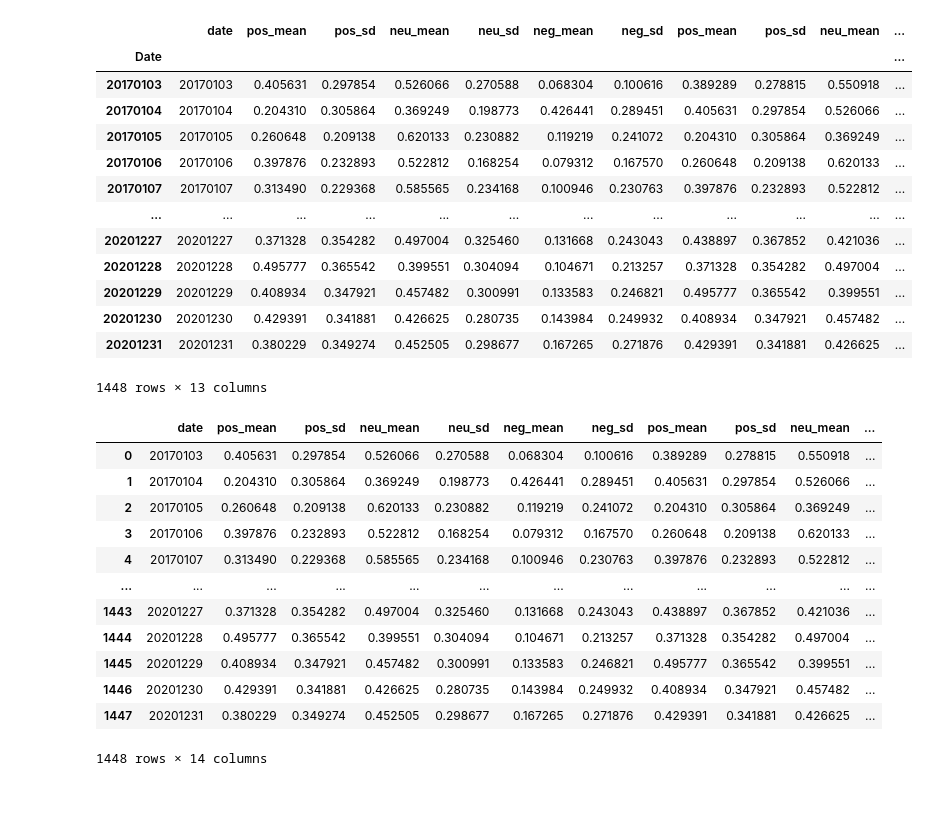
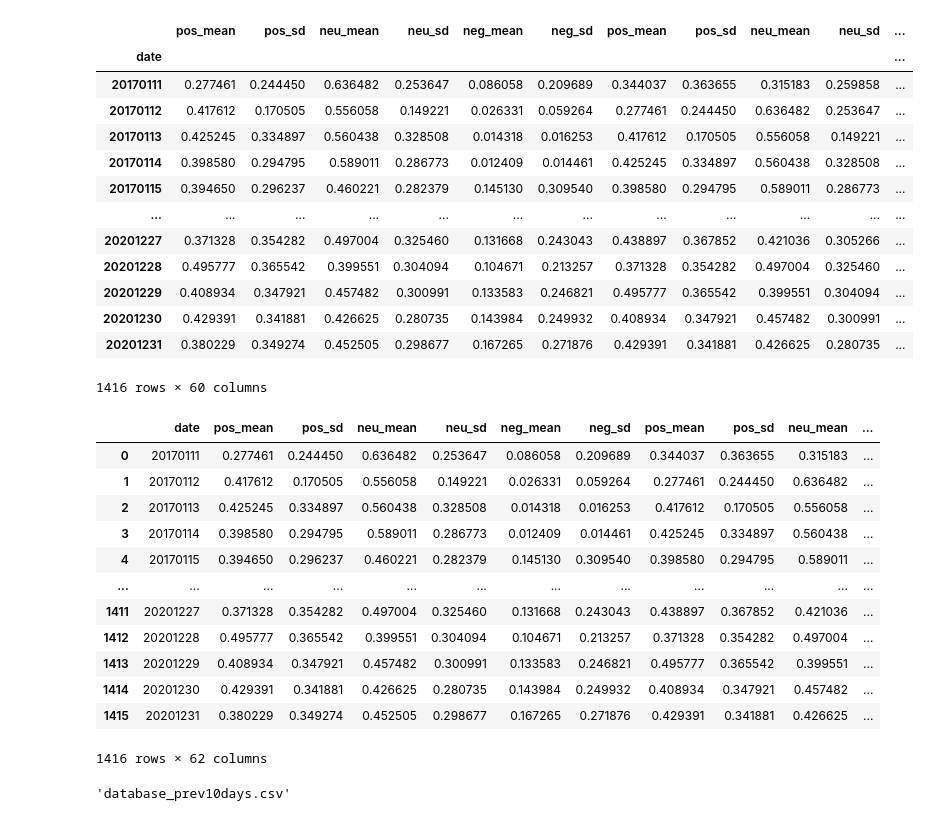
Before and after one commit to nbowen3/cs475_project, a Jupyter notebook: Find_label.ipynb, the cells around one changed output. Cells and saved outputs as stored; diff of their text form; code cells hidden in the pictures.

Commit message:
add 5days and 10 days sentiment window database

```diff
--- a/Find_label.ipynb
+++ b/Find_label.ipynb
@@ -9,7 +9,7 @@ stocks = pd.read_csv(stock_filename, engine = 'python',index_col='Date')
 sentiments = sentiments.drop(columns=sentiments.columns[0])
 # %%
 # set the size of the sliding window
-window_size = 2
+window_size = 10
 # use Close_prev to find the close price two valid days ago
 stocks['Close_prev'] = stocks['Close'].shift(window_size)
 # %%
@@ -53,43 +68,58 @@ stock_label_df.to_csv('stockprice_label.csv')
 # %%
+'''
+previous code:
 # Create a df with sentiment analysis from previous two days given the dateindex
 sentiment_prev2days = pd.concat([sentiments.shift(1),sentiments.shift(2)],axis=1)
 sentiment_prev2days = sentiment_prev2days.dropna()
 sentiment_prev2days.insert(0,'date', sentiment_prev2days.index)
 sentiment_prev2days.index.names = ['Date']
 sentiment_prev2days
 # note that 1448 tweet days vs. 1007 valid stock labels
+
+'''
+
+sentiment_shift = sentiments.shift(1)
+for i in range(2, window_size + 1):
+    sentiment_shift = pd.concat([sentiment_shift,sentiments.shift(i)],axis=1)
+
+sentiment_shift = sentiment_shift.dropna()
+
+sentiment_shift
 # %% [output]
-|  | date | pos_mean | pos_sd | neu_mean | neu_sd | neg_mean | neg_sd | pos_mean | pos_sd | neu_mean | ... |
-| Date |  |  |  |  |  |  |  |  |  |  | ... |
-| 20170103 | 20170103 | 0.405631 | 0.297854 | 0.526066 | 0.270588 | 0.068304 | 0.100616 | 0.389289 | 0.278815 | 0.550918 | ... |
-| 20170104 | 20170104 | 0.204310 | 0.305864 | 0.369249 | 0.198773 | 0.426441 | 0.289451 | 0.405631 | 0.297854 | 0.526066 | ... |
-| 20170105 | 20170105 | 0.260648 | 0.209138 | 0.620133 | 0.230882 | 0.119219 | 0.241072 | 0.204310 | 0.305864 | 0.369249 | ... |
-| 20170106 | 20170106 | 0.397876 | 0.232893 | 0.522812 | 0.168254 | 0.079312 | 0.167570 | 0.260648 | 0.209138 | 0.620133 | ... |
-| 20170107 | 20170107 | 0.313490 | 0.229368 | 0.585565 | 0.234168 | 0.100946 | 0.230763 | 0.397876 | 0.232893 | 0.522812 | ... |
+|  | pos_mean | pos_sd | neu_mean | neu_sd | neg_mean | neg_sd | pos_mean | pos_sd | neu_mean | neu_sd | ... |
+| date |  |  |  |  |  |  |  |  |  |  | ... |
+| 20170111 | 0.277461 | 0.244450 | 0.636482 | 0.253647 | 0.086058 | 0.209689 | 0.344037 | 0.363655 | 0.315183 | 0.259858 | ... |
+| 20170112 | 0.417612 | 0.170505 | 0.556058 | 0.149221 | 0.026331 | 0.059264 | 0.277461 | 0.244450 | 0.636482 | 0.253647 | ... |
+| 20170113 | 0.425245 | 0.334897 | 0.560438 | 0.328508 | 0.014318 | 0.016253 | 0.417612 | 0.170505 | 0.556058 | 0.149221 | ... |
+| 20170114 | 0.398580 | 0.294795 | 0.589011 | 0.286773 | 0.012409 | 0.014461 | 0.425245 | 0.334897 | 0.560438 | 0.328508 | ... |
+| 20170115 | 0.394650 | 0.296237 | 0.460221 | 0.282379 | 0.145130 | 0.309540 | 0.398580 | 0.294795 | 0.589011 | 0.286773 | ... |
 | ... | ... | ... | ... | ... | ... | ... | ... | ... | ... | ... | ... |
-| 20201227 | 20201227 | 0.371328 | 0.354282 | 0.497004 | 0.325460 | 0.131668 | 0.243043 | 0.438897 | 0.367852 | 0.421036 | ... |
-| 20201228 | 20201228 | 0.495777 | 0.365542 | 0.399551 | 0.304094 | 0.104671 | 0.213257 | 0.371328 | 0.354282 | 0.497004 | ... |
-| 20201229 | 20201229 | 0.408934 | 0.347921 | 0.457482 | 0.300991 | 0.133583 | 0.246821 | 0.495777 | 0.365542 | 0.399551 | ... |
-| 20201230 | 20201230 | 0.429391 | 0.341881 | 0.426625 | 0.280735 | 0.143984 | 0.249932 | 0.408934 | 0.347921 | 0.457482 | ... |
-| 20201231 | 20201231 | 0.380229 | 0.349274 | 0.452505 | 0.298677 | 0.167265 | 0.271876 | 0.429391 | 0.341881 | 0.426625 | ... |
+| 20201227 | 0.371328 | 0.354282 | 0.497004 | 0.325460 | 0.131668 | 0.243043 | 0.438897 | 0.367852 | 0.421036 | 0.305266 | ... |
+| 20201228 | 0.495777 | 0.365542 | 0.399551 | 0.304094 | 0.104671 | 0.213257 | 0.371328 | 0.354282 | 0.497004 | 0.325460 | ... |
+| 20201229 | 0.408934 | 0.347921 | 0.457482 | 0.300991 | 0.133583 | 0.246821 | 0.495777 | 0.365542 | 0.399551 | 0.304094 | ... |
+| 20201230 | 0.429391 | 0.341881 | 0.426625 | 0.280735 | 0.143984 | 0.249932 | 0.408934 | 0.347921 | 0.457482 | 0.300991 | ... |
+| 20201231 | 0.380229 | 0.349274 | 0.452505 | 0.298677 | 0.167265 | 0.271876 | 0.429391 | 0.341881 | 0.426625 | 0.280735 | ... |
-1448 rows × 13 columns
+1416 rows × 60 columns
 # %%
-dataframe = sentiment_prev2days.merge(stock_label_df,how='left', left_on='date', right_on='date')
+dataframe = sentiment_shift.merge(stock_label_df,how='left', left_on='date', right_on='date')
 dataframe
 # %% [output]
 |  | date | pos_mean | pos_sd | neu_mean | neu_sd | neg_mean | neg_sd | pos_mean | pos_sd | neu_mean | ... |
-| 0 | 20170103 | 0.405631 | 0.297854 | 0.526066 | 0.270588 | 0.068304 | 0.100616 | 0.389289 | 0.278815 | 0.550918 | ... |
-| 1 | 20170104 | 0.204310 | 0.305864 | 0.369249 | 0.198773 | 0.426441 | 0.289451 | 0.405631 | 0.297854 | 0.526066 | ... |
-| 2 | 20170105 | 0.260648 | 0.209138 | 0.620133 | 0.230882 | 0.119219 | 0.241072 | 0.204310 | 0.305864 | 0.369249 | ... |
-| 3 | 20170106 | 0.397876 | 0.232893 | 0.522812 | 0.168254 | 0.079312 | 0.167570 | 0.260648 | 0.209138 | 0.620133 | ... |
-| 4 | 20170107 | 0.313490 | 0.229368 | 0.585565 | 0.234168 | 0.100946 | 0.230763 | 0.397876 | 0.232893 | 0.522812 | ... |
+| 0 | 20170111 | 0.277461 | 0.244450 | 0.636482 | 0.253647 | 0.086058 | 0.209689 | 0.344037 | 0.363655 | 0.315183 | ... |
+| 1 | 20170112 | 0.417612 | 0.170505 | 0.556058 | 0.149221 | 0.026331 | 0.059264 | 0.277461 | 0.244450 | 0.636482 | ... |
+| 2 | 20170113 | 0.425245 | 0.334897 | 0.560438 | 0.328508 | 0.014318 | 0.016253 | 0.417612 | 0.170505 | 0.556058 | ... |
+| 3 | 20170114 | 0.398580 | 0.294795 | 0.589011 | 0.286773 | 0.012409 | 0.014461 | 0.425245 | 0.334897 | 0.560438 | ... |
+| 4 | 20170115 | 0.394650 | 0.296237 | 0.460221 | 0.282379 | 0.145130 | 0.309540 | 0.398580 | 0.294795 | 0.589011 | ... |
 | ... | ... | ... | ... | ... | ... | ... | ... | ... | ... | ... | ... |
-| 1443 | 20201227 | 0.371328 | 0.354282 | 0.497004 | 0.325460 | 0.131668 | 0.243043 | 0.438897 | 0.367852 | 0.421036 | ... |
-| 1444 | 20201228 | 0.495777 | 0.365542 | 0.399551 | 0.304094 | 0.104671 | 0.213257 | 0.371328 | 0.354282 | 0.497004 | ... |
-| 1445 | 20201229 | 0.408934 | 0.347921 | 0.457482 | 0.300991 | 0.133583 | 0.246821 | 0.495777 | 0.365542 | 0.399551 | ... |
-| 1446 | 20201230 | 0.429391 | 0.341881 | 0.426625 | 0.280735 | 0.143984 | 0.249932 | 0.408934 | 0.347921 | 0.457482 | ... |
-| 1447 | 20201231 | 0.380229 | 0.349274 | 0.452505 | 0.298677 | 0.167265 | 0.271876 | 0.429391 | 0.341881 | 0.426625 | ... |
+| 1411 | 20201227 | 0.371328 | 0.354282 | 0.497004 | 0.325460 | 0.131668 | 0.243043 | 0.438897 | 0.367852 | 0.421036 | ... |
+| 1412 | 20201228 | 0.495777 | 0.365542 | 0.399551 | 0.304094 | 0.104671 | 0.213257 | 0.371328 | 0.354282 | 0.497004 | ... |
+| 1413 | 20201229 | 0.408934 | 0.347921 | 0.457482 | 0.300991 | 0.133583 | 0.246821 | 0.495777 | 0.365542 | 0.399551 | ... |
+| 1414 | 20201230 | 0.429391 | 0.341881 | 0.426625 | 0.280735 | 0.143984 | 0.249932 | 0.408934 | 0.347921 | 0.457482 | ... |
+| 1415 | 20201231 | 0.380229 | 0.349274 | 0.452505 | 0.298677 | 0.167265 | 0.271876 | 0.429391 | 0.341881 | 0.426625 | ... |
-1448 rows × 14 columns
+1416 rows × 62 columns
 # %%
 dataframe = dataframe.dropna()
-dataframe.to_csv("database.csv")
+filename = "database_prev{}days.csv".format(window_size)
+filename
+# %% [output]
+'database_prev10days.csv'
```
Also changed, not shown: parts of 3 cells of this notebook, 2 other files.
